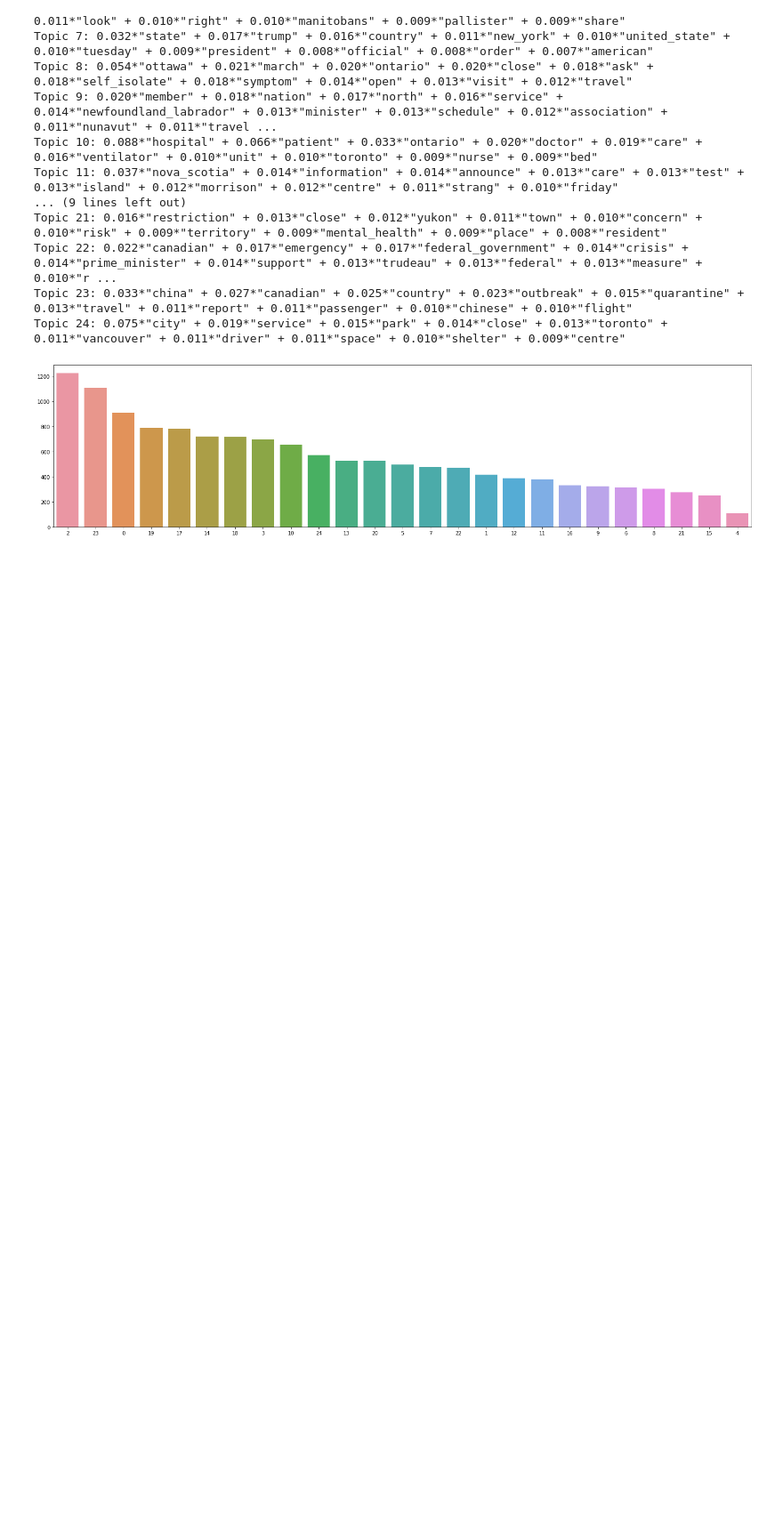
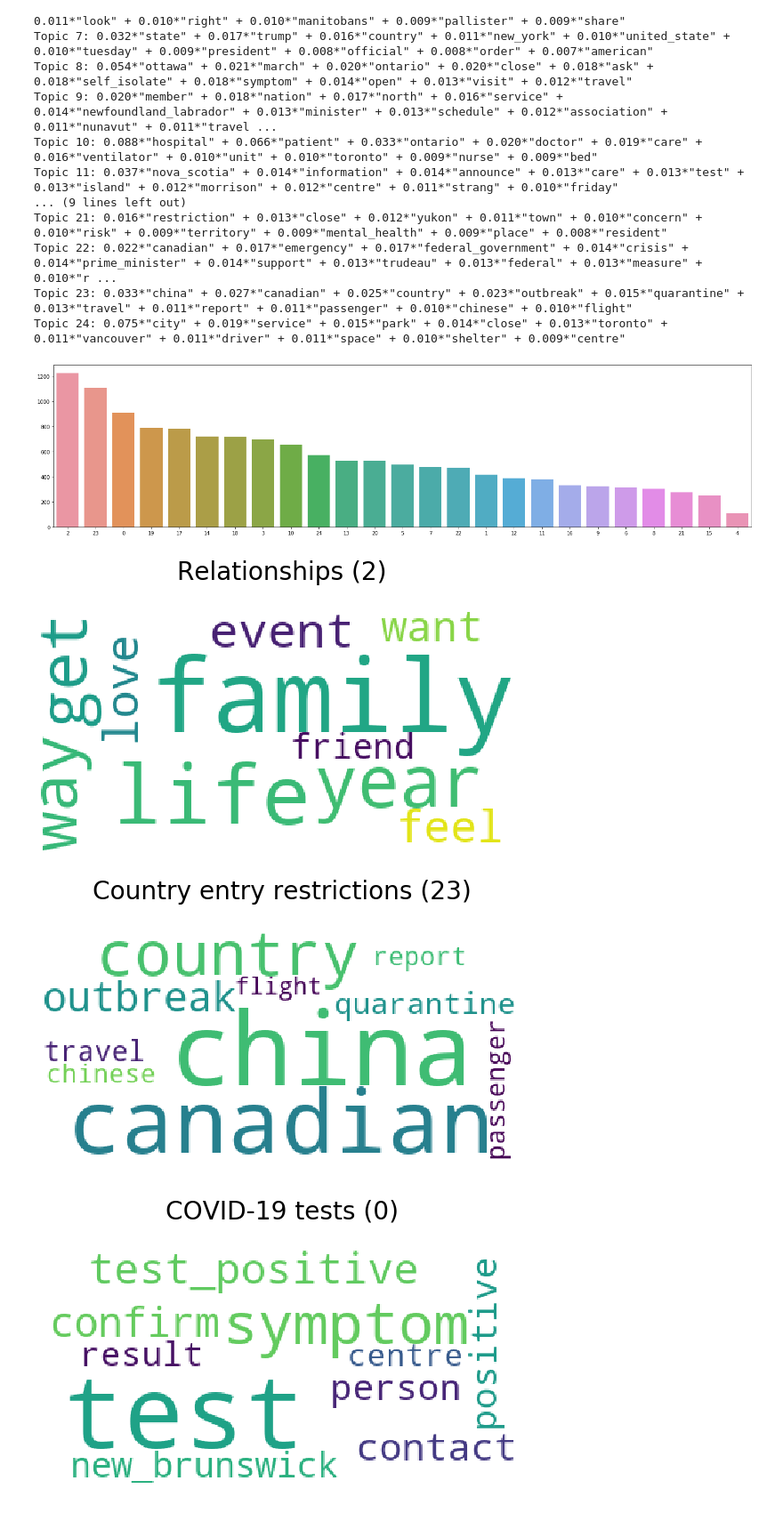
Before and after one commit to estelavilasboas/Topic-Modeling-Final-Project, a Jupyter notebook: topics.ipynb, the cells around one changed output. Shown at 89% size. Cells and saved outputs as stored; diff of their text form; code cells hidden in the pictures; blank space fills up the shorter version.

Commit message:
labeling topics

```diff
--- a/topics.ipynb
+++ b/topics.ipynb
@@ -177,3 +177,30 @@ plt.tight_layout()
 plt.show()
 # %% [output]
 [figure]
+# %%
+from wordcloud import WordCloud
+
+def showWordCloud(topic, label):
+    plt.figure(figsize=(10,5))
+    wordcloud = WordCloud(background_color="white")
+    plt.imshow(wordcloud.fit_words(dict(model.show_topic(topic, 10))))
+    plt.axis("off")
+    plt.title("{} ({})".format(label, topic), fontsize=28, pad=35)
+    plt.show()
+# %%
+showWordCloud(2, "Relationships")
+showWordCloud(23, "Country entry restrictions")
+showWordCloud(0, "COVID-19 tests")
+showWordCloud(19, "Researches")
+showWordCloud(17, "Hospitalizations")
+showWordCloud(14, "Alberta's reports")
+showWordCloud(18, "Economic impact")
+showWordCloud(3, "Business strategies")
+showWordCloud(10, "Ontario's care units")
+showWordCloud(24, "Canada's shelter spaces")
+showWordCloud(13, "Education")
+showWordCloud(20, "Personal protective equipment")
+# %% [output]
+[figure, added]
+[figure, added]
+[figure, added]
```
Also changed, not shown: parts of 1 cell of this notebook.
